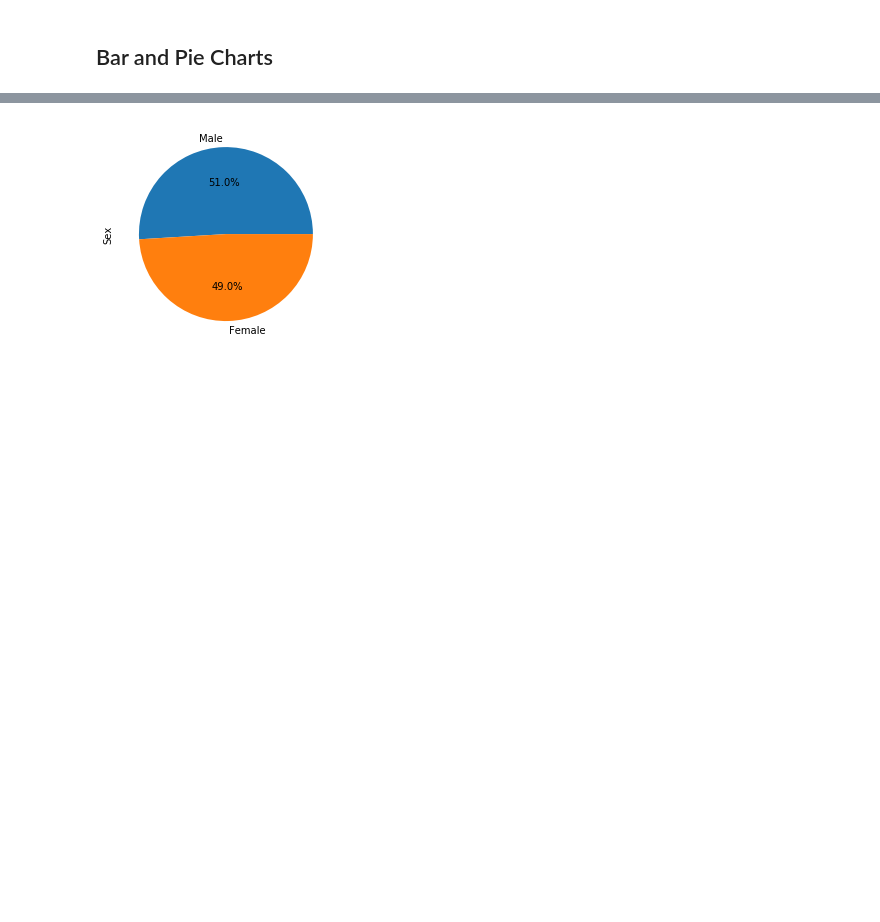
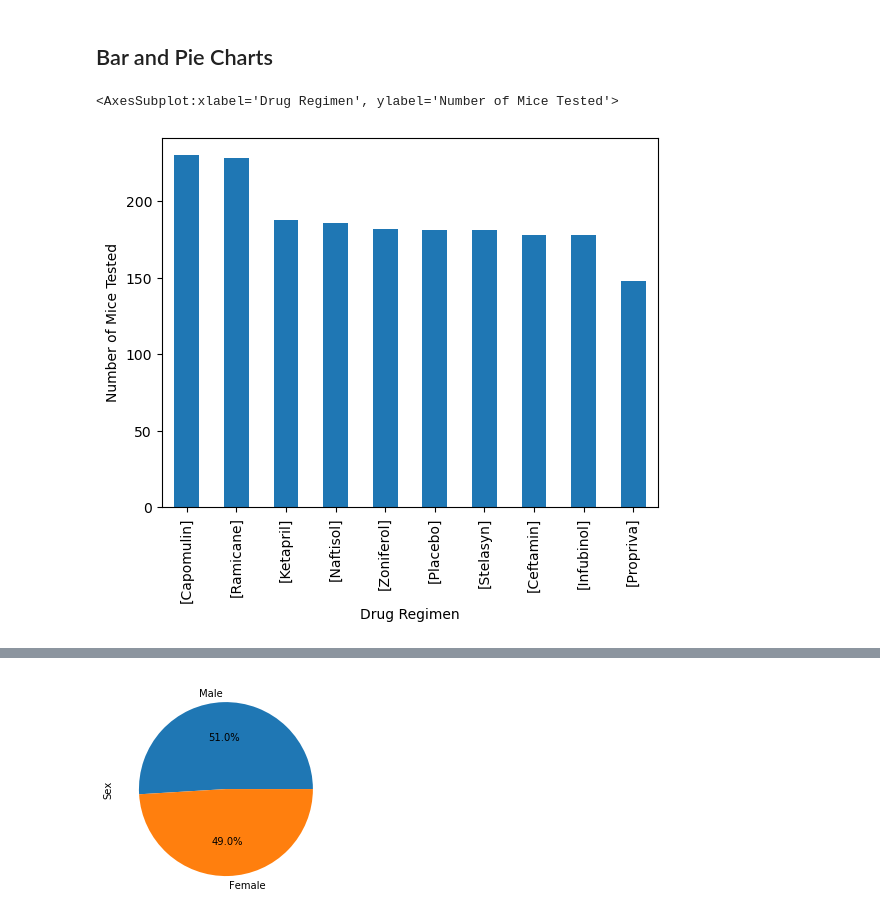
Before and after one commit to truongjo4/matlib-challenge, a Jupyter notebook: Pymaceuticals/main.ipynb, the cells around one changed output, grey strips where cells are left out. Cells and saved outputs as stored; diff of their text form; code cells hidden in the pictures; blank space fills up the shorter version.

```diff
--- a/Pymaceuticals/main.ipynb
+++ b/Pymaceuticals/main.ipynb
@@ -140,4 +141,21 @@ agg_tumor_summary
 | Zoniferol | 53.236507 | 51.818479 | 48.533355 | 6.966589 | 0.516398 |
 # %% [markdown]
 ## Bar and Pie Charts
+# %%
+### Generate a bar plot showing the total number of timepoints for all mice tested for each drug regimen using Pandas.
+# Create x labels and y values
+x_label = list(groupby_drug["Drug Regimen"].unique())
+y_values = list(groupby_drug["Drug Regimen"].value_counts())
+
+# Create new dataframe with those lists
+data = {"Drug Regimen": x_label,
+        "Number of Mice Tested":y_values}
+
+drug_regimen_bar = pd.DataFrame(data=data)
+
+# Print bar graph
+drug_regimen_bar.sort_values("Number of Mice Tested", ascending=False).plot.bar(x="Drug Regimen", ylabel="Number of Mice Tested",legend=False)
+# %% [output]
+<AxesSubplot:xlabel='Drug Regimen', ylabel='Number of Mice Tested'>
+[figure, added]
 # %%
```
Also changed, not shown: parts of 3 cells of this notebook.
